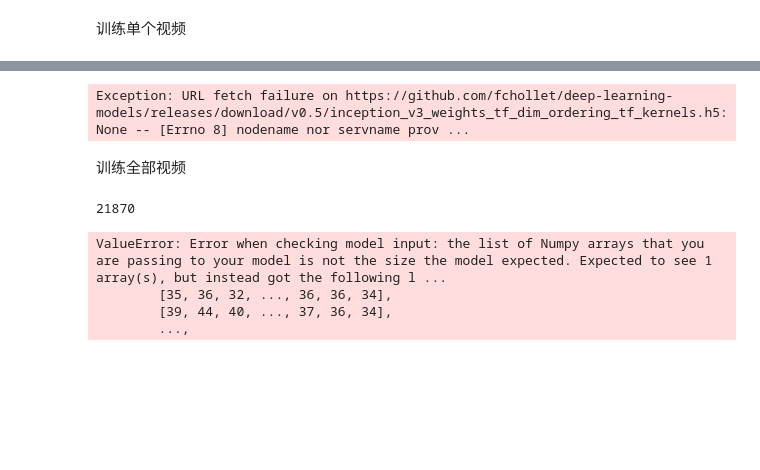
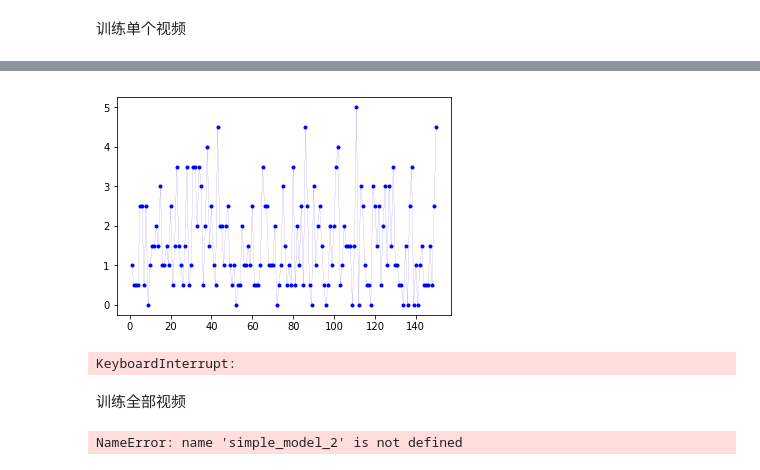
Before and after one commit to rosaann/uda, a Jupyter notebook: deep_tesla/deep_tesla.ipynb, the cells around one changed output, grey strips where cells are left out. Cells and saved outputs as stored; diff of their text form; code cells hidden in the pictures; blank space fills up the shorter version.

```diff
--- a/deep_tesla/deep_tesla.ipynb
+++ b/deep_tesla/deep_tesla.ipynb
@@ -242,7 +238,7 @@ def restNet_model(time_len=1):
     return model
 # %%
 batch_size = 64
-epoches = 5
+epoches = 10
 # %%
 from sklearn.metrics import mean_squared_error, r2_score
 import matplotlib.pyplot as plt
@@ -293,2 +282,20 @@ def train_model(video_list, x_val, y_val, model_func, resize_w, resize_h, ifSave
+# %%
+def test_model(model, img_list_val, y_val):
+    pre = model.predict(img_list_val,  verbose=0)
+    pre = nor_output(pre)
+  #  print (pre)
+    score = r2_score(y_val, pre)
+    print("score: %.2f " % (score))
+
+
+    if type(y_val) != np.array:
+        y_val = np.array(y_val)
+    y_val = y_val.reshape(len(list(y_val)), 1)
+    y_val = y_val.reshape(1, -1)[0]
+    x = np.arange(1, len(y_val) + 1)
+    y = y_val  - pre ;
+
+    plt.plot(x, abs(y) , marker = '.', color = 'b', label = 'steer bias',linewidth=0.1)
+    plt.show()
 # %% [markdown]
 训练单个视频
@@ -298,6 +302,12 @@ res_h = 64
+# %%
+res_w = 64
+res_h = 64
+x_test, y_test = load_preprocess_training_batch(10, res_w, res_h)
+x_test = np.array(x_test).transpose(0, 3, 2, 1)
 # %%
-img_val, steer_val = load_preprocess_validating_batch(1, res_w, res_h)
-img_val = np.array(img_val).transpose(0, 3, 2, 1)
+#img_val, steer_val = load_preprocess_validating_batch(1, res_w, res_h)
+#img_val = np.array(img_val).transpose(0, 3, 2, 1)
 
-train_model([1], np.array(img_val), steer_val, inceptionV3_model, res_w, res_h, ifSave = True)
+model_single = train_model([1],  simple_model_1, res_w, res_h, ifSave = True)
+test_model(model_single, x_test, y_test)
 # %% [output]
@@ -307,13 +325,9 @@ Downloading data from https://github.com/fchollet/deep-learning-models/releases/
+[figure, added]
-Exception: URL fetch failure on https://github.com/fchollet/deep-learning-models/releases/download/v0.5/inception_v3_weights_tf_dim_ordering_tf_kernels.h5: None -- [Errno 8] nodename nor servname prov ...
+KeyboardInterrupt:
 # %% [markdown]
 训练全部视频
-# %%
-img_test, steer_test = load_preprocess_validating_batch(10, res_w, res_h)
-img_test = np.array(img_test).transpose(0, 3, 2, 1)
-train_model(range(1, 10), np.array(img_test), steer_test, simple_model_1, res_w, res_h, ifSave = True)
-# %% [output]
-21870
-ValueError: Error when checking model input: the list of Numpy arrays that you are passing to your model is not the size the model expected. Expected to see 1 array(s), but instead got the following l ...
-        [35, 36, 32, ..., 36, 36, 34],
-        [39, 44, 40, ..., 37, 36, 34],
-        ...,
+# %%
+model_all = train_model(range(1, 10),  simple_model_2, res_w, res_h, ifSave = True, test_img = x_test, test_y = y_test)
+test_model(model_all, x_test, y_test)
+# %% [output]
+NameError: name 'simple_model_2' is not defined
```
Also changed, not shown: parts of 10 cells of this notebook, 2 other files.
